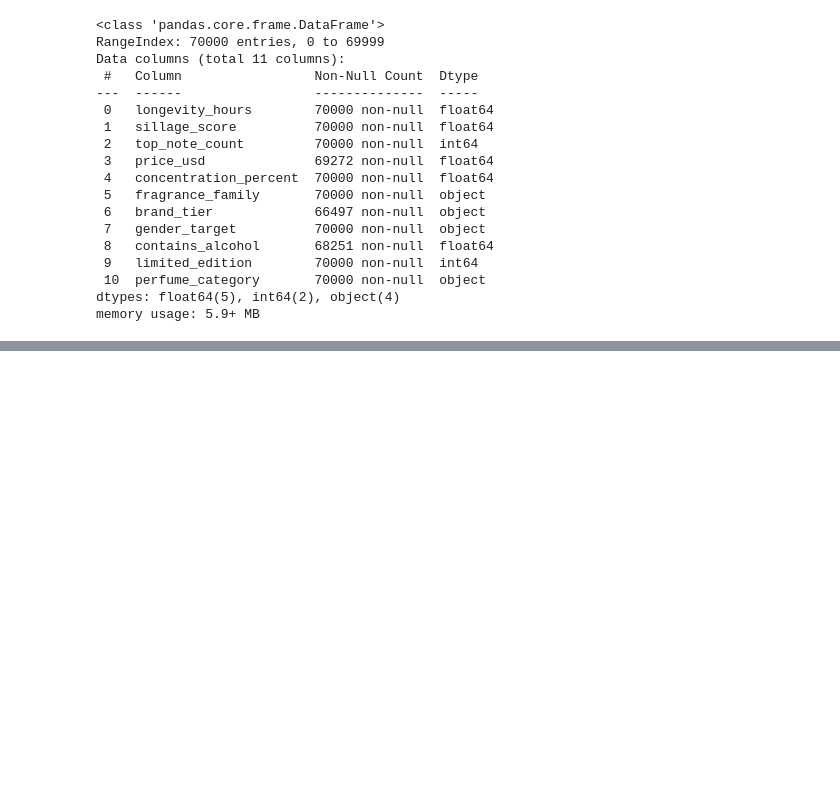
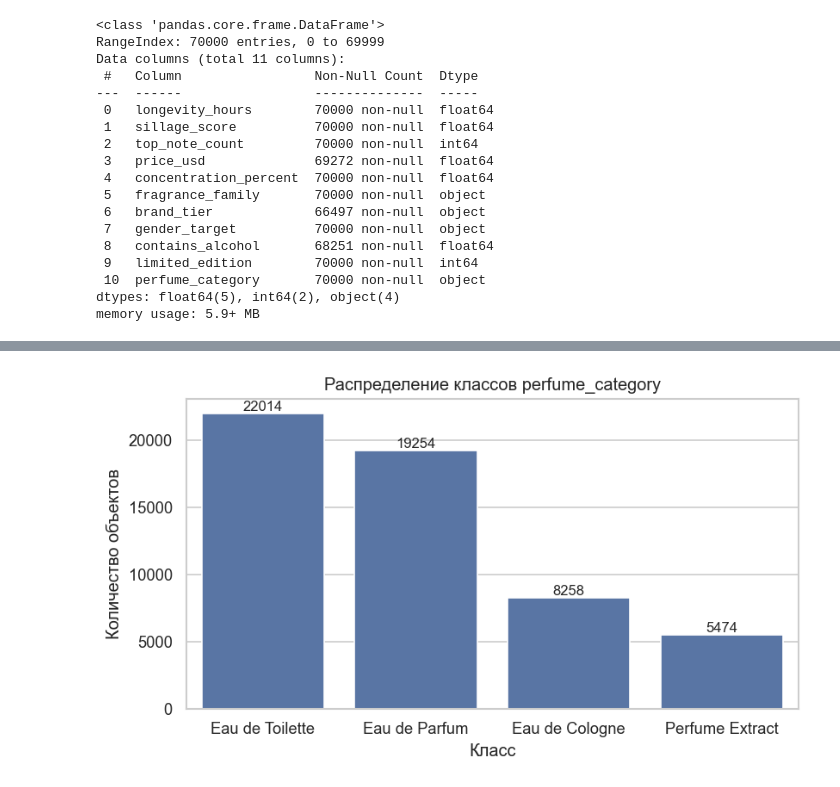
Before and after one commit to sadeclipse/labs.masters, a Jupyter notebook: ml/2lab/lab2.ipynb, the cells around one changed output, grey strips where cells are left out. Cells and saved outputs as stored; diff of their text form; code cells hidden in the pictures; blank space fills up the shorter version.

```diff
--- a/ml/2lab/lab2.ipynb
+++ b/ml/2lab/lab2.ipynb
@@ -80,3 +107,0 @@ np.int64(15000)
-# %%
-df = df.drop_duplicates()
-df.isnull().sum()
@@ -122,3 +107,0 @@ num_cols = [name for name in X.columns if X[name].dtype == float or df[name].dty
-# %%
-df.loc[:, num_cols] = df[num_cols].fillna(df[num_cols].median())
-df.loc[:, cat_cols] = df[cat_cols].fillna('Unknown')
@@ -355,0 +117,4 @@ Fitting 3 folds for each of 9 candidates, totalling 27 fits
+# %%
+df = df.drop_duplicates().reset_index(drop=True)
+missing_clean = df.isna().sum()
+missing_clean
@@ -355,0 +139,21 @@ Fitting 3 folds for each of 9 candidates, totalling 27 fits
+# %%
+plt.figure(figsize=(7, 4))
+ax = sns.countplot(
+    data=df,
+    x="perfume_category",
+    order=df["perfume_category"].value_counts().index,
+)
+ax.set_title("Распределение классов perfume_category")
+ax.set_xlabel("Класс")
+ax.set_ylabel("Количество объектов")
+for patch in ax.patches:
+    ax.annotate(
+        f"{int(patch.get_height())}",
+        (patch.get_x() + patch.get_width() / 2, patch.get_height()),
+        ha="center",
+        va="bottom",
+    )
+save_figure("fig01_target.png")
+plt.show()
+# %% [output]
+[figure, added]
```
Also changed, not shown: parts of 69 cells of this notebook, 30 other files.
